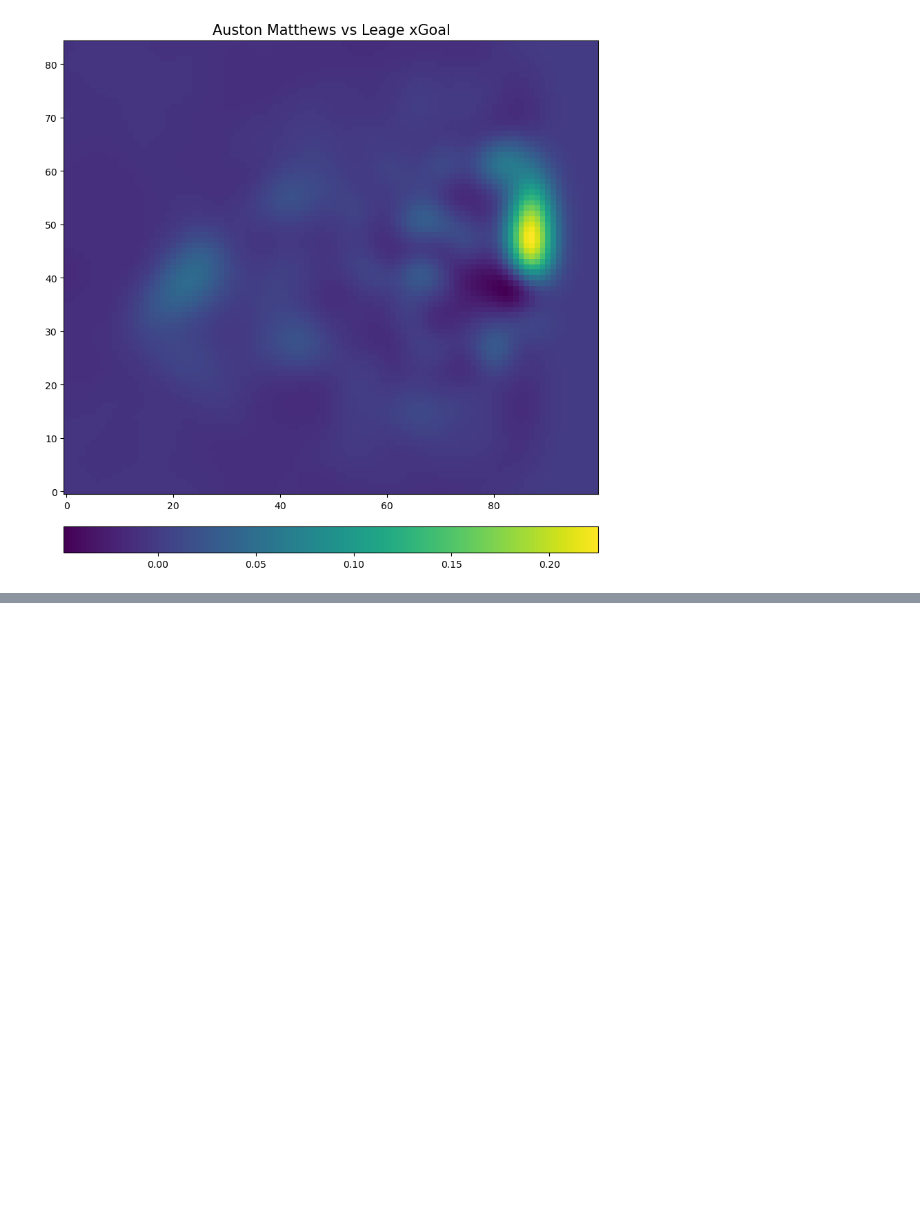
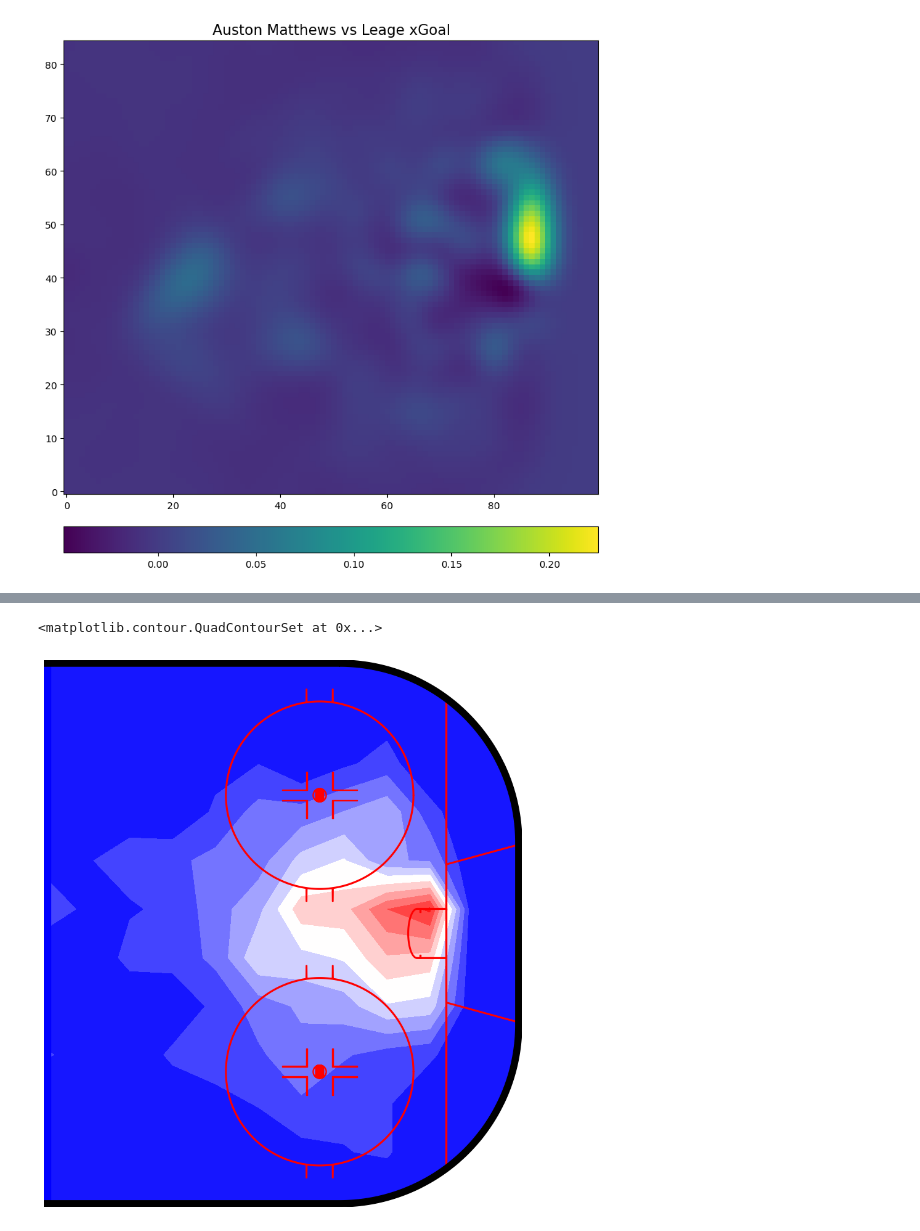
Before and after one commit to Rig09/NHL_AI_Agent, a Jupyter notebook: shot_maps/shot_mapping.ipynb, the cells around one changed output, grey strips where cells are left out. Saved outputs shown, nothing was run; the diff lists cells and outputs as text; code cells hidden in the pictures; blank space fills up the shorter version.

```diff
--- a/shot_maps/shot_mapping.ipynb
+++ b/shot_maps/shot_mapping.ipynb
@@ -78,0 +90,13 @@ plt.show()
+# %%
+fig, ax = plt.subplots(1,1, figsize=(10,12), facecolor='w', edgecolor='k')
+
+rink = NHLRink(net={"visible": False})
+rink.contourf(
+     "xCordAdjusted", "yCordAdjusted", "xGoal", data=player_shots,
+     nbins=12, levels=10, plot_range="ozone", cmap="bwr",
+     ax=ax, draw_kw={"display_range": "ozone"},
+)
+# NOTE: This is a plot of Auston Matthews XG. Coordinates for this look good, but his actual goals seem a bit odd.
+# %% [output]
+<matplotlib.contour.QuadContourSet at 0x...>
+[figure, added]
```
Also changed, not shown: parts of 4 cells of this notebook.
